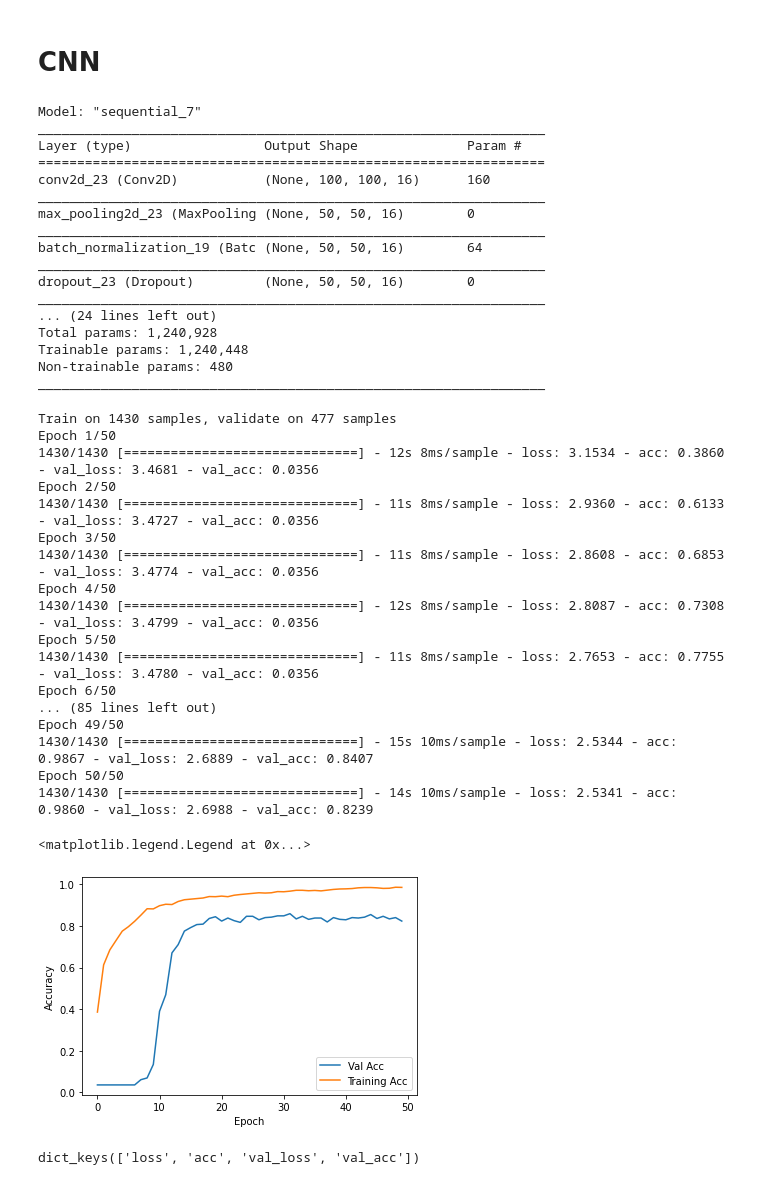
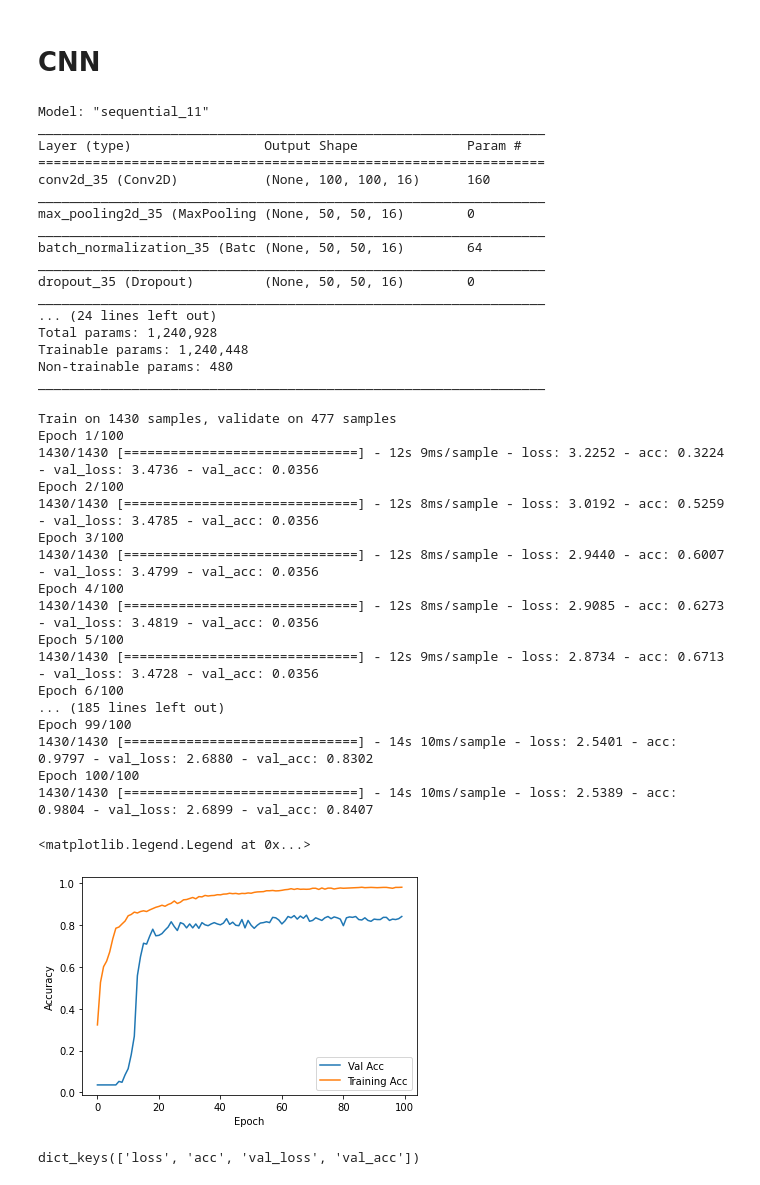
Before and after one commit to thesuhas/Leaf-Classification-Medicinal, a Jupyter notebook: cnn.ipynb, the cells around one changed output. Saved outputs shown, nothing was run; the diff lists cells and outputs as text; code cells hidden in the pictures.

```diff
--- a/cnn.ipynb
+++ b/cnn.ipynb
@@ -20,7 +20,7 @@ path = glob.glob("C:/Users/suhas/Documents/Mini Project/Leaves/*.jpg")
 # %%
 IMAGE_SIZE = 100
 num_classes = 32
-epochs = 50
+epochs = 100
 # %%
 def label(img_name):
     num = int(img_name[-8:-4])
@@ -141,17 +141,17 @@ model = Sequential([
     layers.MaxPool2D(),
     layers.BatchNormalization(),
     # Dropout layer for regularisation
-    layers.Dropout(rate=0.2),
+    layers.Dropout(rate=0.5),
     layers.Conv2D(32, 3, padding='same', activation='relu'),
     layers.MaxPool2D(),
     layers.BatchNormalization(),
     # Dropout layer for regularisation
-    layers.Dropout(rate=0.3),
+    layers.Dropout(rate=0.5),
     layers.Conv2D(64, 5, padding='same', activation='relu'),
     layers.MaxPool2D(),
     layers.BatchNormalization(),
     # Dropout layer for regularisation
-    layers.Dropout(rate=0.4),
+    layers.Dropout(rate=0.5),
     # Flattening output to connect to Densely Connected Layers
     layers.Flatten(),
     layers.Dense(128, activation='relu'),
@@ -163,17 +163,17 @@ model.compile(optimizer='adam', loss=tf.keras.losses.SparseCategoricalCrossentro
 # %%
 model.summary()
 # %% [output]
-Model: "sequential_7"
+Model: "sequential_11"
 _________________________________________________________________
 Layer (type)                 Output Shape              Param #
 =================================================================
-conv2d_23 (Conv2D)           (None, 100, 100, 16)      160
+conv2d_35 (Conv2D)           (None, 100, 100, 16)      160
 _________________________________________________________________
-max_pooling2d_23 (MaxPooling (None, 50, 50, 16)        0
+max_pooling2d_35 (MaxPooling (None, 50, 50, 16)        0
 _________________________________________________________________
-batch_normalization_19 (Batc (None, 50, 50, 16)        64
+batch_normalization_35 (Batc (None, 50, 50, 16)        64
 _________________________________________________________________
-dropout_23 (Dropout)         (None, 50, 50, 16)        0
+dropout_35 (Dropout)         (None, 50, 50, 16)        0
 _________________________________________________________________
 ... (24 lines left out)
 Total params: 1,240,928
@@ -186,32 +186,32 @@ tensorboard_callback = tf.keras.callbacks.TensorBoard(log_dir="logs")
 history = model.fit(x=X_train, y=y_train, epochs=epochs, validation_data = (X_test, y_test), callbacks=[tensorboard_callback], use_multiprocessing = True)
 # %% [output]
 Train on 1430 samples, validate on 477 samples
-Epoch 1/50
-1430/1430 [==============================] - 12s 8ms/sample - loss: 3.1534 - acc: 0.3860 - val_loss: 3.4681 - val_acc: 0.0356
-Epoch 2/50
-1430/1430 [==============================] - 11s 8ms/sample - loss: 2.9360 - acc: 0.6133 - val_loss: 3.4727 - val_acc: 0.0356
-Epoch 3/50
-1430/1430 [==============================] - 11s 8ms/sample - loss: 2.8608 - acc: 0.6853 - val_loss: 3.4774 - val_acc: 0.0356
-Epoch 4/50
-1430/1430 [==============================] - 12s 8ms/sample - loss: 2.8087 - acc: 0.7308 - val_loss: 3.4799 - val_acc: 0.0356
-Epoch 5/50
-1430/1430 [==============================] - 11s 8ms/sample - loss: 2.7653 - acc: 0.7755 - val_loss: 3.4780 - val_acc: 0.0356
-Epoch 6/50
-... (85 lines left out)
-Epoch 49/50
-1430/1430 [==============================] - 15s 10ms/sample - loss: 2.5344 - acc: 0.9867 - val_loss: 2.6889 - val_acc: 0.8407
-Epoch 50/50
-1430/1430 [==============================] - 14s 10ms/sample - loss: 2.5341 - acc: 0.9860 - val_loss: 2.6988 - val_acc: 0.8239
+Epoch 1/100
+1430/1430 [==============================] - 12s 9ms/sample - loss: 3.2252 - acc: 0.3224 - val_loss: 3.4736 - val_acc: 0.0356
+Epoch 2/100
+1430/1430 [==============================] - 12s 8ms/sample - loss: 3.0192 - acc: 0.5259 - val_loss: 3.4785 - val_acc: 0.0356
+Epoch 3/100
+1430/1430 [==============================] - 12s 8ms/sample - loss: 2.9440 - acc: 0.6007 - val_loss: 3.4799 - val_acc: 0.0356
+Epoch 4/100
+1430/1430 [==============================] - 12s 8ms/sample - loss: 2.9085 - acc: 0.6273 - val_loss: 3.4819 - val_acc: 0.0356
+Epoch 5/100
+1430/1430 [==============================] - 12s 9ms/sample - loss: 2.8734 - acc: 0.6713 - val_loss: 3.4728 - val_acc: 0.0356
+Epoch 6/100
+... (185 lines left out)
+Epoch 99/100
+1430/1430 [==============================] - 14s 10ms/sample - loss: 2.5401 - acc: 0.9797 - val_loss: 2.6880 - val_acc: 0.8302
+Epoch 100/100
+1430/1430 [==============================] - 14s 10ms/sample - loss: 2.5389 - acc: 0.9804 - val_loss: 2.6899 - val_acc: 0.8407
 # %%
 plt.figure()
-plt.plot([i for i in range(50)], history.history['val_acc'], label='Val Acc')
-plt.plot([i for i in range(50)], history.history['acc'], label='Training Acc')
+plt.plot([i for i in range(epochs)], history.history['val_acc'], label='Val Acc')
+plt.plot([i for i in range(epochs)], history.history['acc'], label='Training Acc')
 plt.xlabel('Epoch')
 plt.ylabel('Accuracy')
 plt.legend()
 # %% [output]
 <matplotlib.legend.Legend at 0x...>
-[figure, old version]
+[figure, new version]
 # %%
 history.history.keys()
 # %% [output]
```
